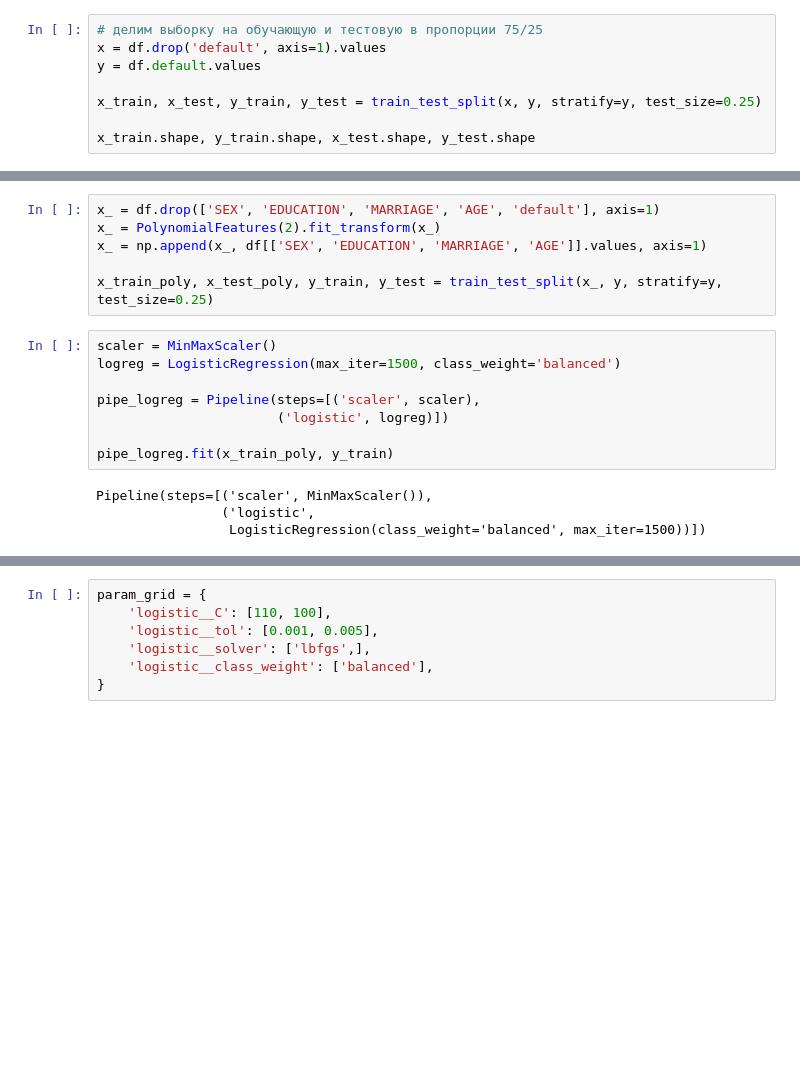
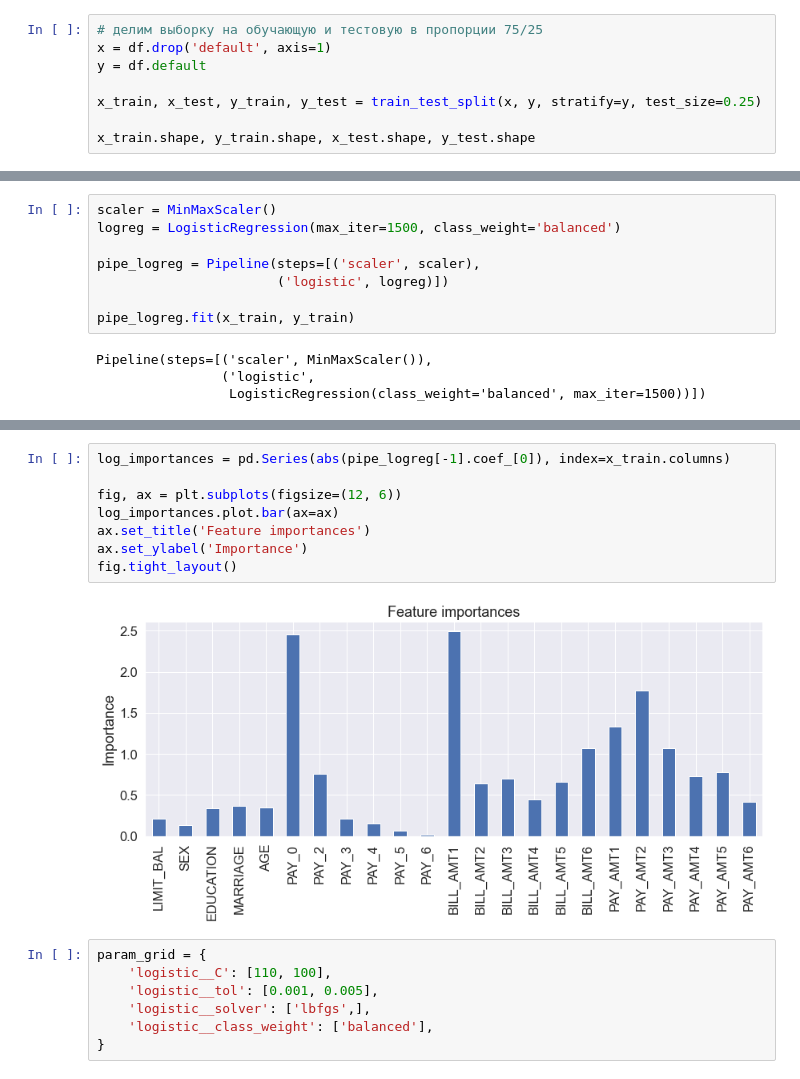
Before and after one commit to Daniil-Kiriakov/analytics-projects, a Jupyter notebook: scoring/scoring_models.ipynb, the cells around one changed output, grey strips where cells are left out. Drawn from its saved outputs; the diff is of its cells as text; blank space fills up the shorter version.

```diff
--- a/scoring/scoring_models.ipynb
+++ b/scoring/scoring_models.ipynb
@@ -259,7 +269,7 @@ def get_report(pipe, pipe_grid=None, grid=False):
 # %%
 # делим выборку на обучающую и тестовую в пропорции 75/25
-x = df.drop('default', axis=1).values
-y = df.default.values
+x = df.drop('default', axis=1)
+y = df.default
 
 x_train, x_test, y_train, y_test = train_test_split(x, y, stratify=y, test_size=0.25)
 
@@ -268,12 +278,6 @@ x_train.shape, y_train.shape, x_test.shape, y_test.shape
 ((19797, 23), (19797,), (6599, 23), (6599,))
 # %% [markdown]
 ## LogisticRegression
-# %%
-x_ = df.drop(['SEX', 'EDUCATION', 'MARRIAGE', 'AGE', 'default'], axis=1)
-x_ = PolynomialFeatures(2).fit_transform(x_)
-x_ = np.append(x_, df[['SEX', 'EDUCATION', 'MARRIAGE', 'AGE']].values, axis=1)
-
-x_train_poly, x_test_poly, y_train, y_test = train_test_split(x_, y, stratify=y, test_size=0.25)
 # %%
 scaler = MinMaxScaler()
 logreg = LogisticRegression(max_iter=1500, class_weight='balanced')
@@ -281,7 +285,7 @@ logreg = LogisticRegression(max_iter=1500, class_weight='balanced')
 pipe_logreg = Pipeline(steps=[('scaler', scaler),
                        ('logistic', logreg)])
 
-pipe_logreg.fit(x_train_poly, y_train)
+pipe_logreg.fit(x_train, y_train)
 # %% [output]
 Pipeline(steps=[('scaler', MinMaxScaler()),
                 ('logistic',
@@ -315,3 +319,13 @@ weighted avg       0.79      0.76      0.77      6599
+# %%
+log_importances = pd.Series(abs(pipe_logreg[-1].coef_[0]), index=x_train.columns)
+
+fig, ax = plt.subplots(figsize=(12, 6))
+log_importances.plot.bar(ax=ax)
+ax.set_title('Feature importances')
+ax.set_ylabel('Importance')
+fig.tight_layout()
+# %% [output]
+[figure, added]
 # %%
 param_grid = {
     'logistic__C': [110, 100],
```
Also changed, not shown: parts of 49 cells of this notebook, 6 other files.
